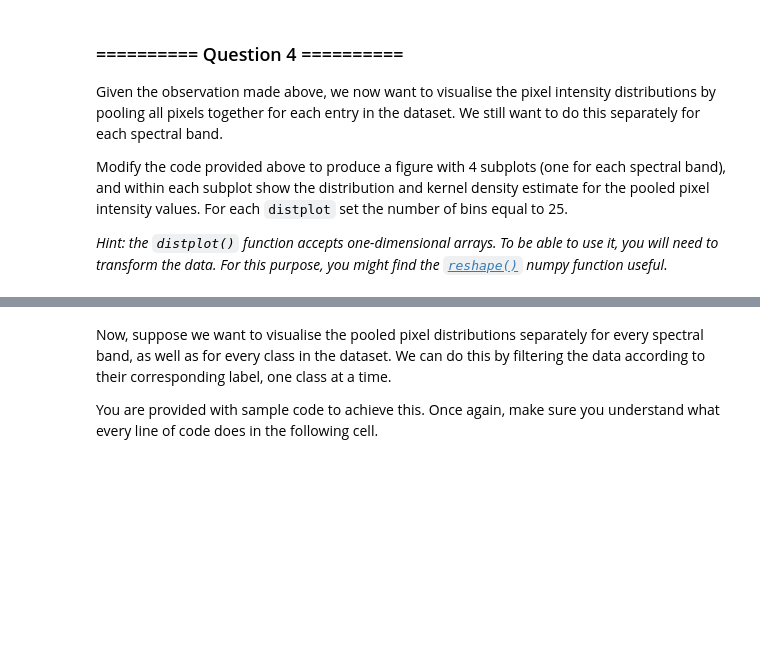
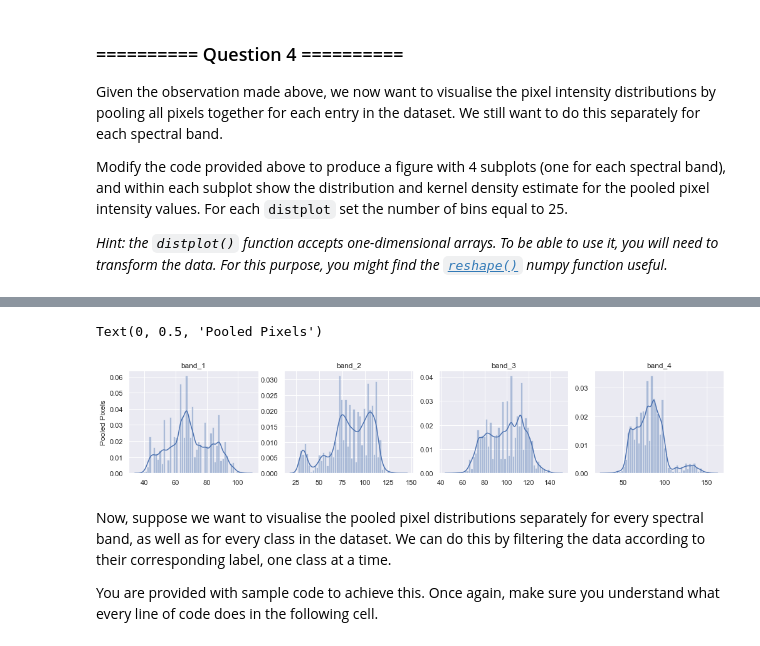
Before and after one commit to chrisdoyleIE/Data-Mining-and-Exploration, a Jupyter notebook: 01_Lab_1_Visualisation.ipynb, the cells around one changed output, grey strips where cells are left out. Saved outputs shown, nothing was run; the diff lists cells and outputs as text; code cells hidden in the pictures; blank space fills up the shorter version.

```diff
--- a/01_Lab_1_Visualisation.ipynb
+++ b/01_Lab_1_Visualisation.ipynb
@@ -346,3 +354,23 @@ Modify the code provided above to produce a figure with 4 subplots (one for each
+# %%
+# make the style default with grids etc.
+sns.set()
+
+# create the figure and subplots
+fig, ax = plt.subplots(1,4, figsize=(17,3)) # Figure with 1 rows and 4 columns
+pixels = np.arange(1,10) # Pixel values (1-9)
+bands = np.arange(1,5) # Spectral band values (1-4)
+
+# we want to pool pixels from 2D array into 1D array per band
+for ii, band in enumerate(bands):
+    column_headings = ['pixel_'+ str(pixel) + '_' + str(band) for pixel in pixels]
+    pooled_pixels = landsat_train[column_headings].values.reshape(-1)
+    sns.distplot(pooled_pixels, ax=ax[ii], kde=True)
+    ax[ii].set_title('band_{}'.format(band))
+
+ax[0].set_ylabel('Pooled Pixels')
+# %% [output]
+Text(0, 0.5, 'Pooled Pixels')
+[figure, added]
 # %% [markdown]
 Now, suppose we want to visualise the pooled pixel distributions separately for every spectral band, as well as for every class in the dataset. We can do this by filtering the data according to their corresponding label, one class at a time.
 
```
Also changed, not shown: parts of 19 cells of this notebook.
